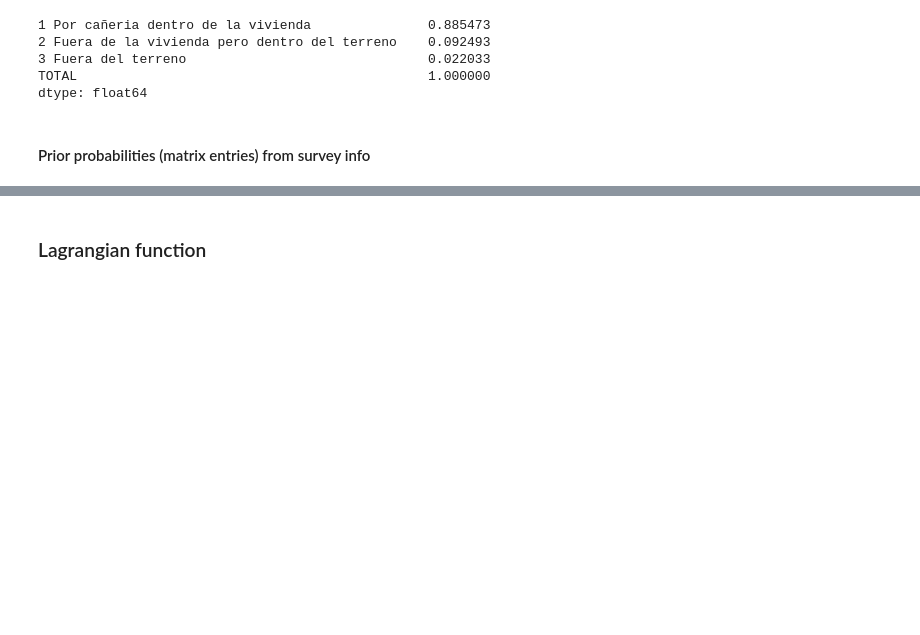
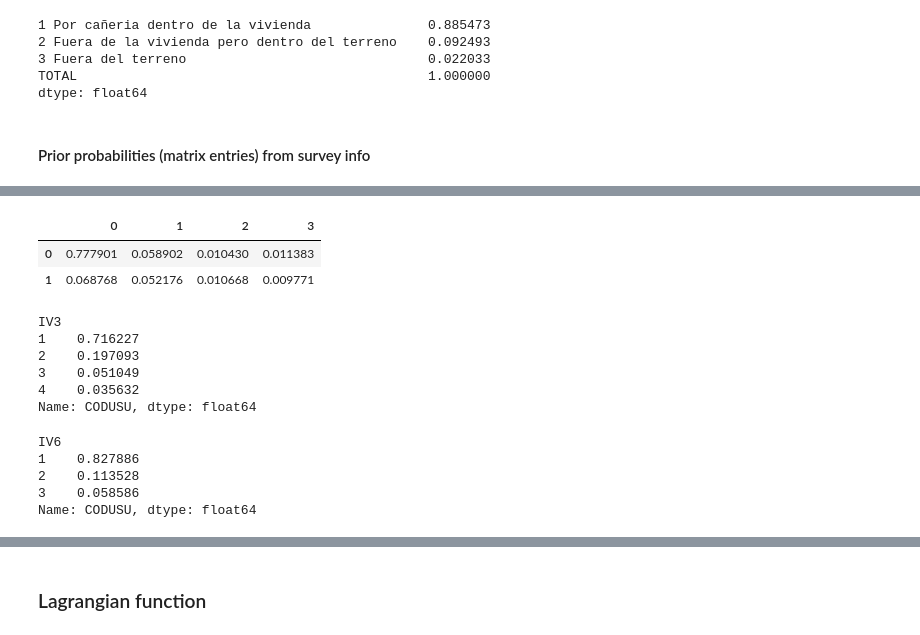
Before and after one commit to matuteiglesias/microdatos-EPH-INDEC, a Jupyter notebook: MaxEnt/Harmonize Census to EPH Survey.ipynb, the cells around one changed output, grey strips where cells are left out. Cells and saved outputs as stored; diff of their text form; code cells hidden in the pictures; blank space fills up the shorter version.

```diff
--- a/MaxEnt/Harmonize Census to EPH Survey.ipynb
+++ b/MaxEnt/Harmonize Census to EPH Survey.ipynb
@@ -136,3 +143,10 @@ uncorr_fill_p = df_
 
 uncorr_fill_q = df_ * (qjkl == 0).astype(int)
 qjkl = (1 - uncorr_fill_q.sum().sum())*qjkl + uncorr_fill_q
+# %%
+l = np.prod(shape_)
+cube = np.arange(l).reshape(shape_)
+# cube[:, 2, :].flatten()
+# %%
+for t in range(T):
+    cube_tr = cube.transpose(tuple(np.roll(np.arange(T), - (t))))
@@ -138,0 +365,31 @@ qjkl = (1 - uncorr_fill_q.sum().sum())*qjkl + uncorr_fill_q
+# %%
+M_0 = qjkl['CODUSU'][1].values + 0.01
+
+constraints = []
+
+shape_ = M_0.shape
+l = np.prod(shape_)
+cube = np.arange(l).reshape(shape_)
+for dim in [0, 1]:
+    cube_tr = cube.transpose(tuple(np.roll(np.arange(2), - (dim))))
+    print cube_tr.shape
+    if dim == 0:
+        marg = margins_v[0]
+    elif dim == 1:
+        marg = margins_v[2]
+
+    print marg
+    for j in range(shape_[dim]):
+        def f(M, cube_tr = cube_tr, marg = marg, j = j):
+            return M[cube_tr[j]].sum() - marg[j]
+
+        constraints.append(f)
+
+cons = [{'type':'eq', 'fun': con} for con in constraints]
+
+def MaxEnt(p, q = M_0.flatten()):
+#     p_mat = np.array(p_mat).reshape(q_mat.shape)
+    return (p*np.log(p/q)).sum()
+
+res = minimize(lambda M: MaxEnt(M), M_0, constraints = cons)
+res['x'].round(3).reshape(M_0.shape)
@@ -138,0 +455,25 @@ qjkl = (1 - uncorr_fill_q.sum().sum())*qjkl + uncorr_fill_q
+# %%
+result_p_st = result_p.stack().stack().reset_index()
+
+result_p_st.groupby('IV5')['CODUSU'].sum()
+# %% [output]
+|  | 0 | 1 | 2 | 3 |
+| 0 | 0.777901 | 0.058902 | 0.010430 | 0.011383 |
+| 1 | 0.068768 | 0.052176 | 0.010668 | 0.009771 |
+# %%
+result_p_st.groupby('IV3')['CODUSU'].sum()
+# %% [output]
+IV3
+1    0.716227
+2    0.197093
+3    0.051049
+4    0.035632
+Name: CODUSU, dtype: float64
+# %%
+result_p_st.groupby('IV6')['CODUSU'].sum()
+# %% [output]
+IV6
+1    0.827886
+2    0.113528
+3    0.058586
+Name: CODUSU, dtype: float64
```
Also changed, not shown: parts of 43 cells of this notebook.
